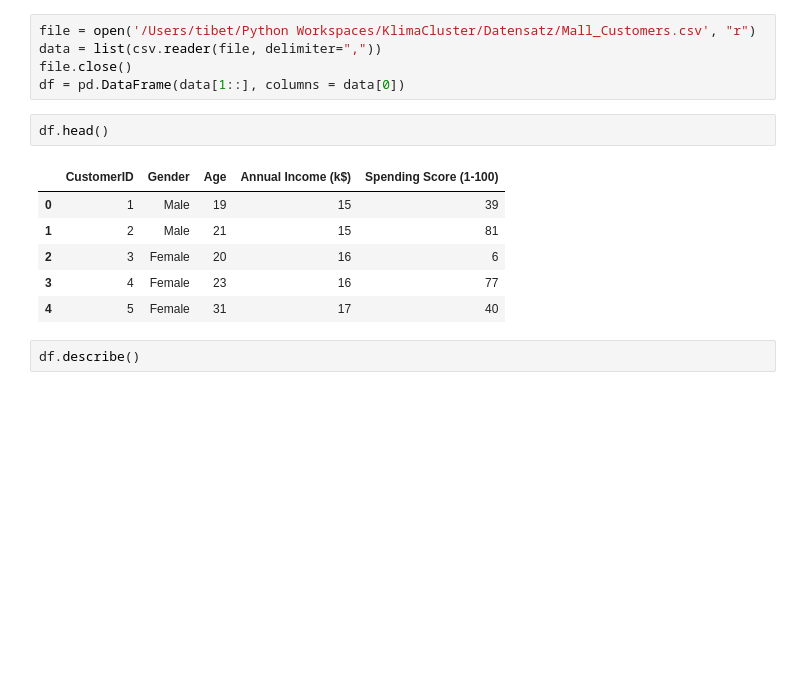
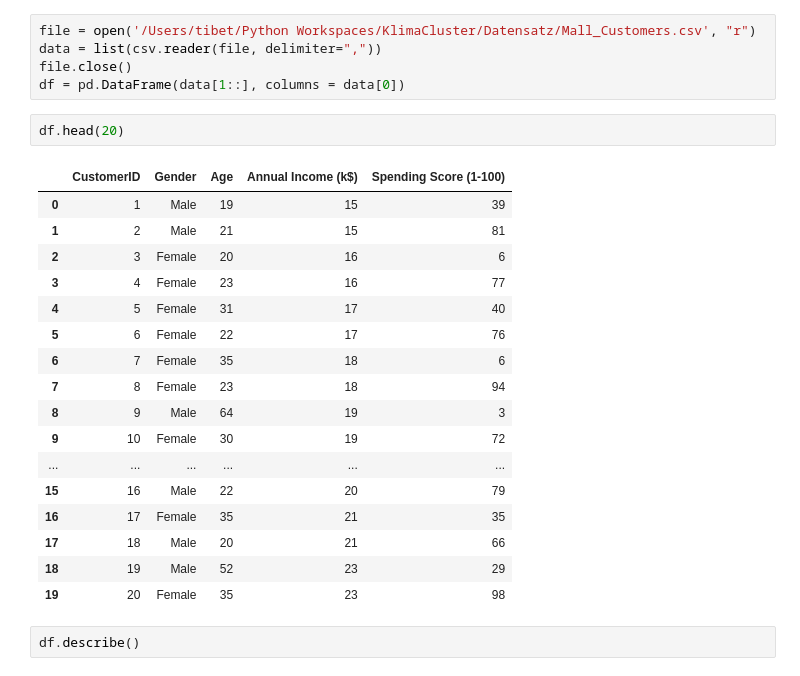
Before and after one commit to tibet5858/KlimaCluster, a Jupyter notebook: Seminar/mall_customer_segmentation.ipynb, the cells around one changed output. Drawn from its saved outputs; the diff is of its cells as text; blank space fills up the shorter version.

```diff
--- a/Seminar/mall_customer_segmentation.ipynb
+++ b/Seminar/mall_customer_segmentation.ipynb
@@ -15,14 +15,25 @@ data = list(csv.reader(file, delimiter=","))
 file.close()
 df = pd.DataFrame(data[1::], columns = data[0])
 # %%
-df.head()
+df.head(20)
 # %% [output]
 |  | CustomerID | Gender | Age | Annual Income (k$) | Spending Score (1-100) |
 | 0 | 1 | Male | 19 | 15 | 39 |
 | 1 | 2 | Male | 21 | 15 | 81 |
 | 2 | 3 | Female | 20 | 16 | 6 |
 | 3 | 4 | Female | 23 | 16 | 77 |
 | 4 | 5 | Female | 31 | 17 | 40 |
+| 5 | 6 | Female | 22 | 17 | 76 |
+| 6 | 7 | Female | 35 | 18 | 6 |
+| 7 | 8 | Female | 23 | 18 | 94 |
+| 8 | 9 | Male | 64 | 19 | 3 |
+| 9 | 10 | Female | 30 | 19 | 72 |
+| ... | ... | ... | ... | ... | ... |
+| 15 | 16 | Male | 22 | 20 | 79 |
+| 16 | 17 | Female | 35 | 21 | 35 |
+| 17 | 18 | Male | 20 | 21 | 66 |
+| 18 | 19 | Male | 52 | 23 | 29 |
+| 19 | 20 | Female | 35 | 23 | 98 |
 # %%
 df.describe()
 # %% [output]
```
Also changed, not shown: parts of 5 cells of this notebook, 1 other file.
